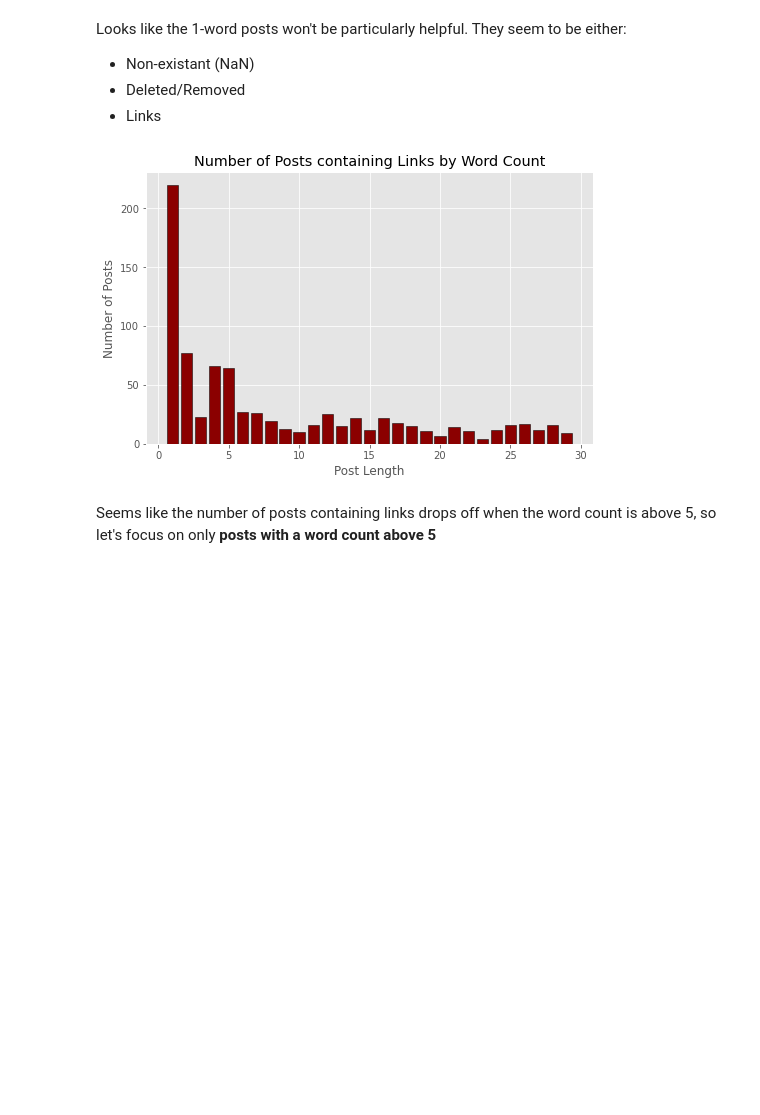
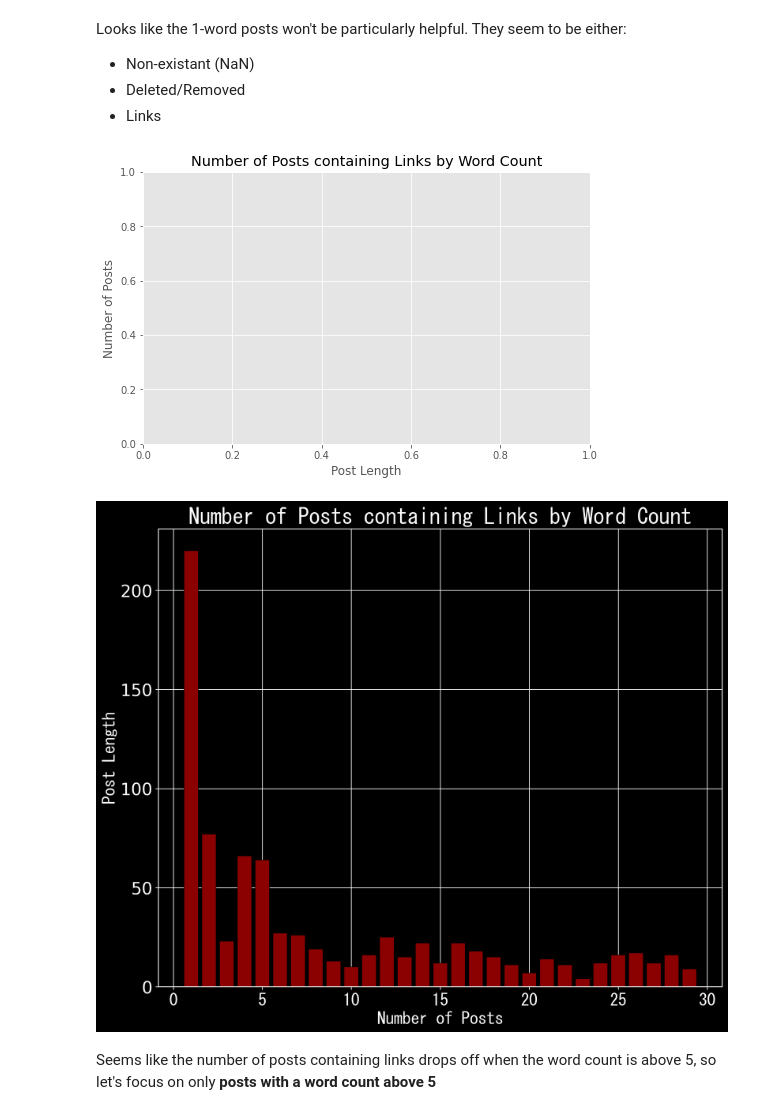
Before and after one commit to EricHeidbreder/GA_projects, a Jupyter notebook: projects/project_3-master/02_EDA_and_cleaning.ipynb, the cells around one changed output. Cells and saved outputs as stored; diff of their text form; code cells hidden in the pictures; blank space fills up the shorter version.

```diff
--- a/projects/project_3-master/02_EDA_and_cleaning.ipynb
+++ b/projects/project_3-master/02_EDA_and_cleaning.ipynb
@@ -82,18 +88,27 @@ Looks like the 1-word posts won't be particularly helpful. They seem to be eithe
 # %%
-link_count = []
-
-for i in range(1, 30):
-    link_count.append(posts[(posts['post_wc'] == i) &
-                            (posts['selftext'].str.contains('http'))]['selftext'].shape[0])
-
 plt.figure(figsize=(8,5))
 style.use('ggplot')
-plt.bar(x=range(1, 30), height=link_count, color='darkred', ec='black')
+
 plt.xlabel('Post Length')
 plt.ylabel('Number of Posts')
 plt.title('Number of Posts containing Links by Word Count');
 # %% [output]
-[figure, old version]
+[figure, new version]
+# %%
+style.use('dark_background')
+plt.figure(figsize=(12,10), dpi=300)
+plt.bar(x=range(1, 30), height=link_count, color='darkred', ec='black')
+plt.title('Number of Posts containing Links by Word Count',
+          fontsize=26,
+          fontname='MS Gothic')
+plt.xlabel('Number of Posts', fontsize=20, fontname='MS Gothic')
+plt.ylabel('Post Length', fontsize=20, fontname='MS Gothic')
+plt.xticks(fontsize=20,
+           fontname='MS Gothic')
+plt.yticks(fontsize=20)
+plt.savefig('./images/posts_contain_links.png');
+# %% [output]
+[figure, added]
 # %% [markdown]
 Seems like the number of posts containing links drops off when the word count is above 5, so let's focus on only **posts with a word count above 5**
 # %%
```
Also changed, not shown: parts of 3 cells of this notebook, 14 other files.
